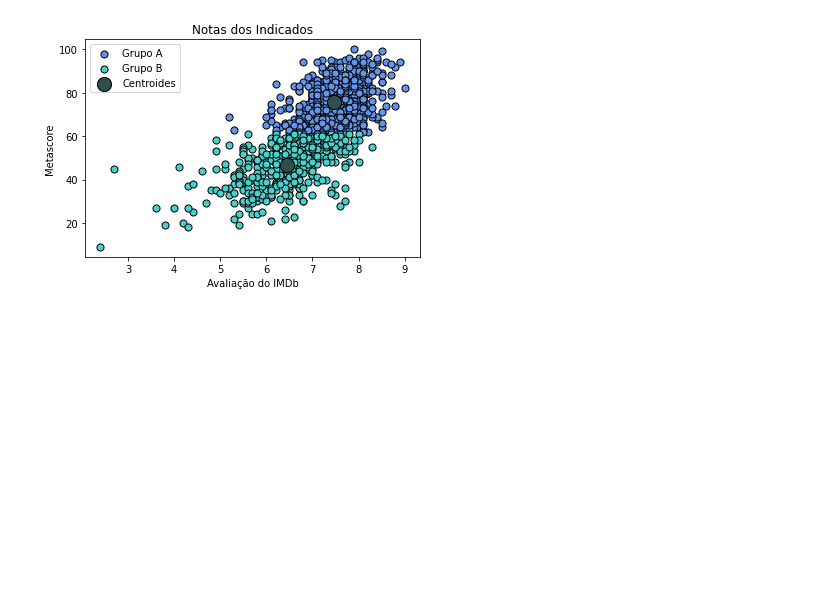
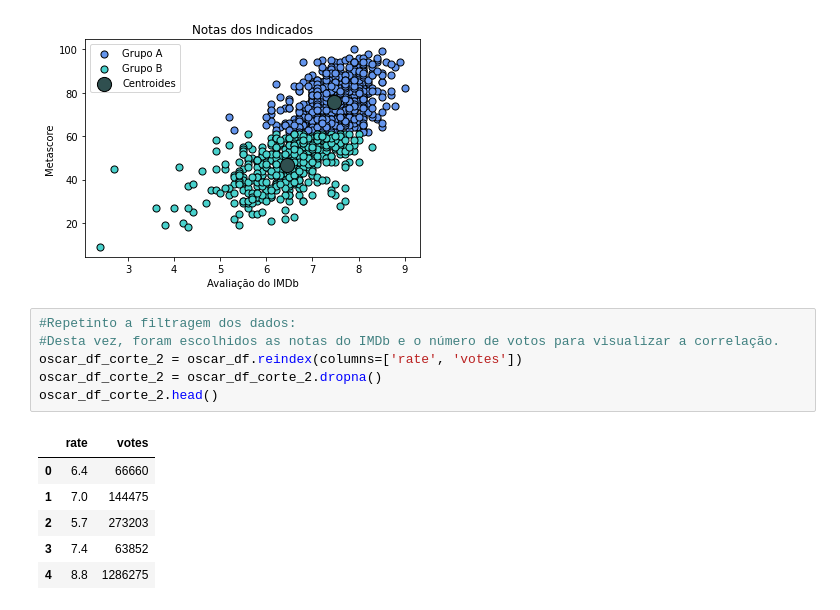
Before and after one commit to Jayvolv/Projeto-ICD, a Jupyter notebook: Fase_4.ipynb, the cells around one changed output. Drawn from its saved outputs; the diff is of its cells as text; blank space fills up the shorter version.

```diff
--- a/Fase_4.ipynb
+++ b/Fase_4.ipynb
@@ -95,3 +95,16 @@ plt.legend()
 plt.show()
 # %% [output]
 [figure]
+# %%
+#Repetinto a filtragem dos dados:
+#Desta vez, foram escolhidos as notas do IMDb e o número de votos para visualizar a correlação.
+oscar_df_corte_2 = oscar_df.reindex(columns=['rate', 'votes'])
+oscar_df_corte_2 = oscar_df_corte_2.dropna()
+oscar_df_corte_2.head()
+# %% [output]
+|  | rate | votes |
+| 0 | 6.4 | 66660 |
+| 1 | 7.0 | 144475 |
+| 2 | 5.7 | 273203 |
+| 3 | 7.4 | 63852 |
+| 4 | 8.8 | 1286275 |
```
Also changed, not shown: parts of 4 cells of this notebook.
